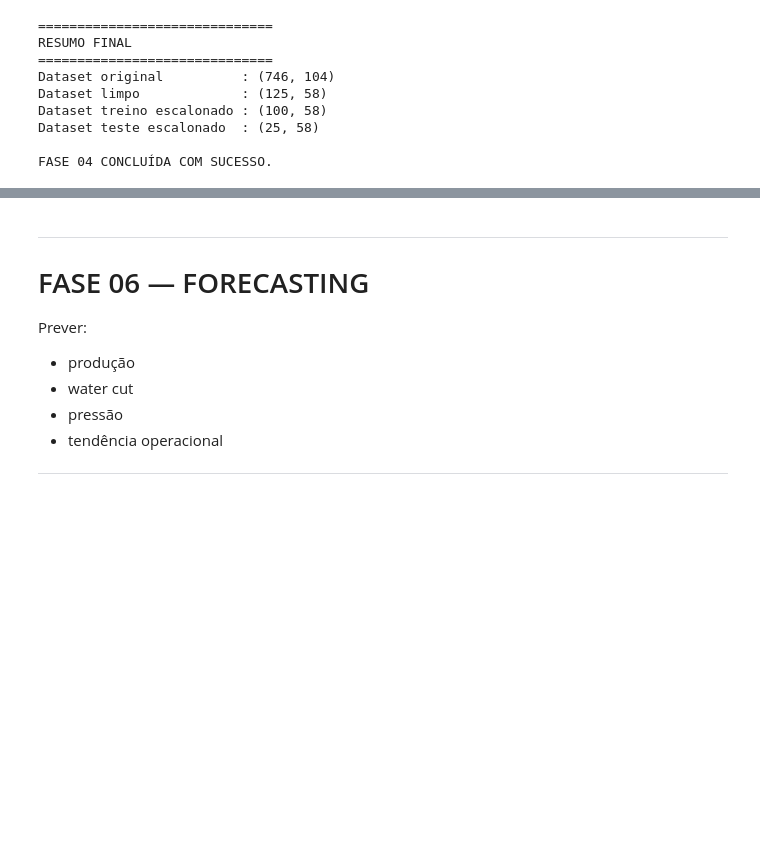
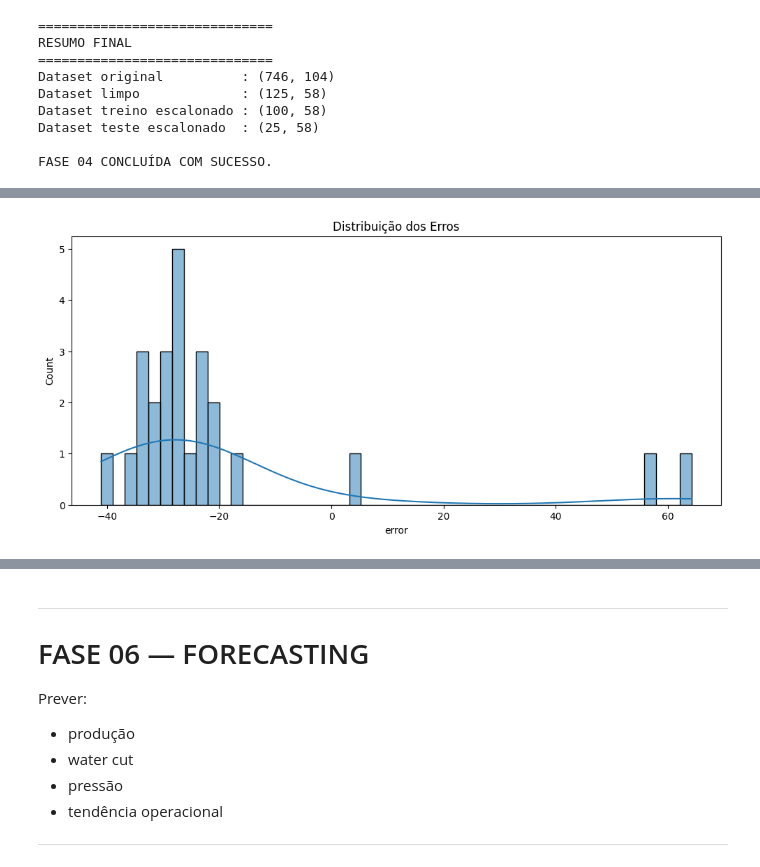
Before and after one commit to marcusvbrangel/production-surveillance, a Jupyter notebook: production_surveillance.ipynb, the cells around one changed output, grey strips where cells are left out. Saved outputs shown, nothing was run; the diff lists cells and outputs as text; code cells hidden in the pictures; blank space fills up the shorter version.

```diff
--- a/production_surveillance.ipynb
+++ b/production_surveillance.ipynb
@@ -2845,0 +3093,16 @@ Detectar:
+# %%
+# ============================================================
+# DATAFRAME DE RESULTADOS
+# ============================================================
+
+results_df = pd.DataFrame({
+
+    "real": y_test.values,
+    "predicted": y_pred
+
+})
+
+results_df["error"] = (
+    results_df["real"] -
+    results_df["predicted"]
+)
@@ -2845,0 +3165,18 @@ Detectar:
+# %%
+# ============================================================
+# HISTOGRAMA DOS ERROS
+# ============================================================
+
+plt.figure(figsize=(12,5))
+
+sns.histplot(
+    results_df["error"],
+    bins=50,
+    kde=True
+)
+
+plt.title("Distribuição dos Erros")
+
+plt.show()
+# %% [output]
+[figure, added]
```
Also changed, not shown: parts of 23 cells of this notebook.
